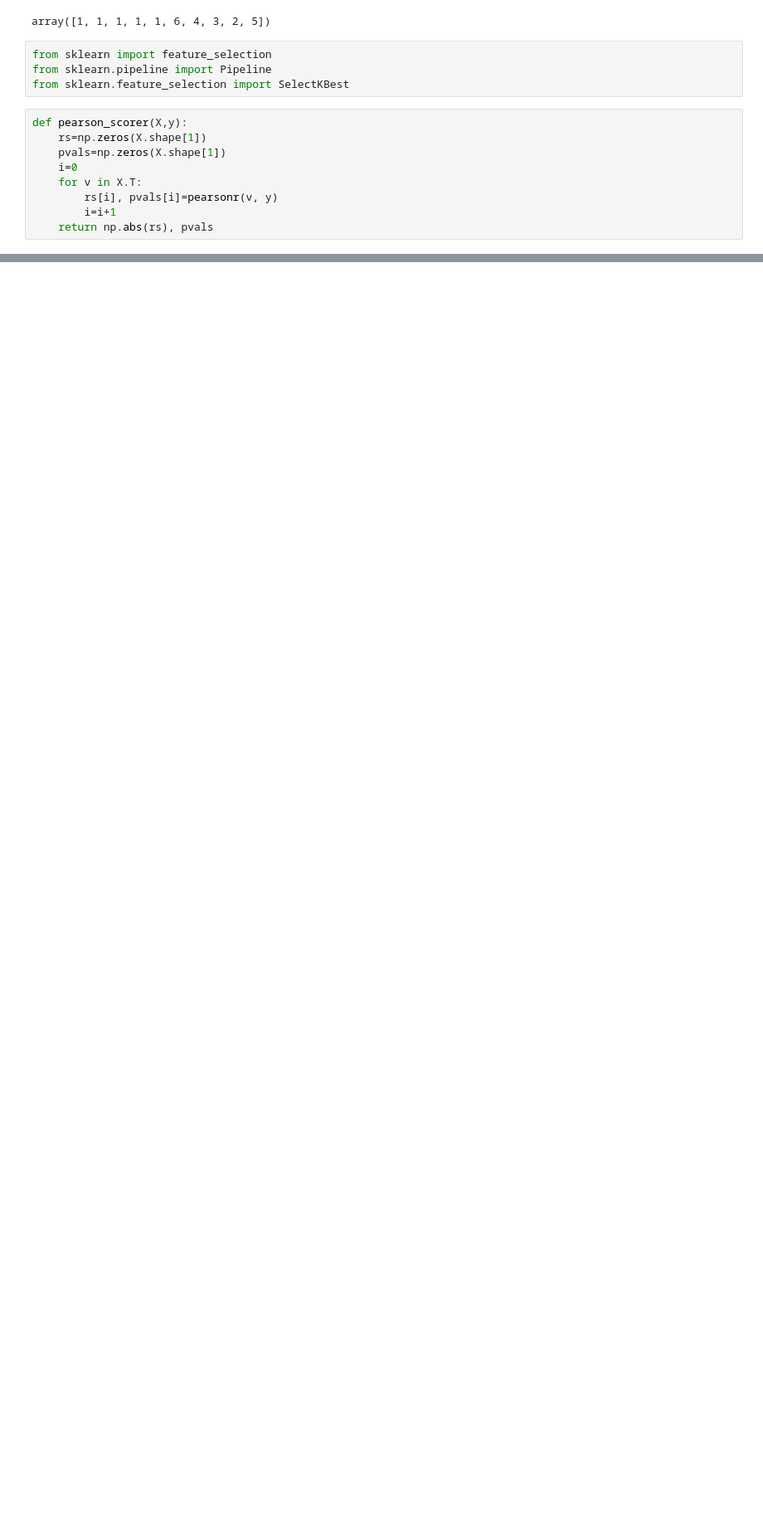
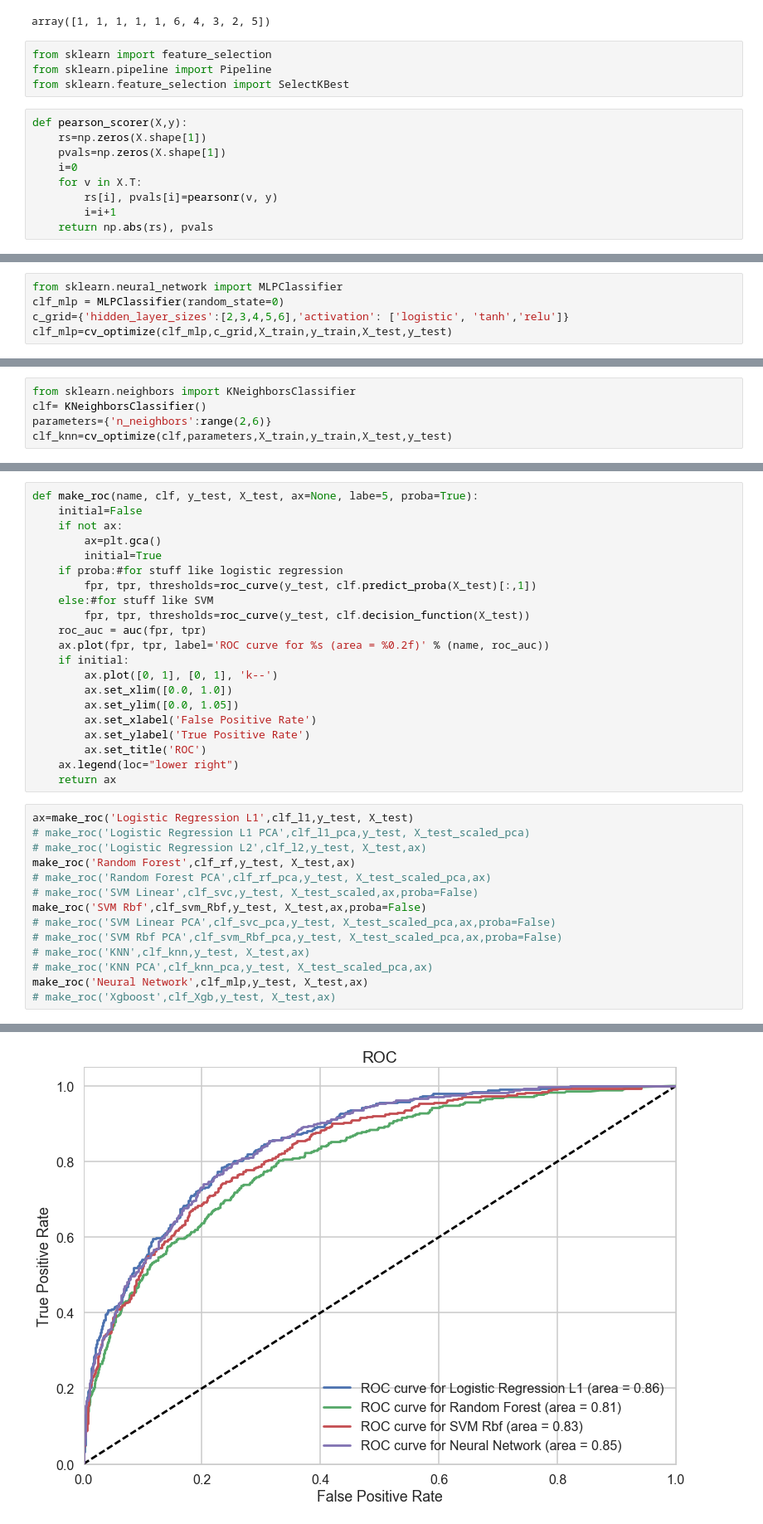
Before and after one commit to DataScienceMp109/Knowledge_Apply, a Jupyter notebook: Direct_Marketing_v3.ipynb, the cells around one changed output, grey strips where cells are left out. Shown at 83% size. Drawn from its saved outputs; the diff is of its cells as text; blank space fills up the shorter version.

```diff
--- a/Direct_Marketing_v3.ipynb
+++ b/Direct_Marketing_v3.ipynb
@@ -262,0 +367,5 @@ def pearson_scorer(X,y):
+# %%
+from sklearn.neural_network import MLPClassifier
+clf_mlp = MLPClassifier(random_state=0)
+c_grid={'hidden_layer_sizes':[2,3,4,5,6],'activation': ['logistic', 'tanh','relu']}
+clf_mlp=cv_optimize(clf_mlp,c_grid,X_train,y_train,X_test,y_test)
@@ -262,0 +380,5 @@ def pearson_scorer(X,y):
+# %%
+from sklearn.neighbors import KNeighborsClassifier
+clf= KNeighborsClassifier()
+parameters={'n_neighbors':range(2,6)}
+clf_knn=cv_optimize(clf,parameters,X_train,y_train,X_test,y_test)
@@ -262,0 +393,36 @@ def pearson_scorer(X,y):
+# %%
+def make_roc(name, clf, y_test, X_test, ax=None, labe=5, proba=True):
+    initial=False
+    if not ax:
+        ax=plt.gca()
+        initial=True
+    if proba:#for stuff like logistic regression
+        fpr, tpr, thresholds=roc_curve(y_test, clf.predict_proba(X_test)[:,1])
+    else:#for stuff like SVM
+        fpr, tpr, thresholds=roc_curve(y_test, clf.decision_function(X_test))
+    roc_auc = auc(fpr, tpr)
+    ax.plot(fpr, tpr, label='ROC curve for %s (area = %0.2f)' % (name, roc_auc))
+    if initial:
+        ax.plot([0, 1], [0, 1], 'k--')
+        ax.set_xlim([0.0, 1.0])
+        ax.set_ylim([0.0, 1.05])
+        ax.set_xlabel('False Positive Rate')
+        ax.set_ylabel('True Positive Rate')
+        ax.set_title('ROC')
+    ax.legend(loc="lower right")
+    return ax
+# %%
+ax=make_roc('Logistic Regression L1',clf_l1,y_test, X_test)
+# make_roc('Logistic Regression L1 PCA',clf_l1_pca,y_test, X_test_scaled_pca)
+# make_roc('Logistic Regression L2',clf_l2,y_test, X_test,ax)
+make_roc('Random Forest',clf_rf,y_test, X_test,ax)
+# make_roc('Random Forest PCA',clf_rf_pca,y_test, X_test_scaled_pca,ax)
+# make_roc('SVM Linear',clf_svc,y_test, X_test_scaled,ax,proba=False)
+make_roc('SVM Rbf',clf_svm_Rbf,y_test, X_test,ax,proba=False)
+# make_roc('SVM Linear PCA',clf_svc_pca,y_test, X_test_scaled_pca,ax,proba=False)
+# make_roc('SVM Rbf PCA',clf_svm_Rbf_pca,y_test, X_test_scaled_pca,ax,proba=False)
+# make_roc('KNN',clf_knn,y_test, X_test,ax)
+# make_roc('KNN PCA',clf_knn_pca,y_test, X_test_scaled_pca,ax)
+make_roc('Neural Network',clf_mlp,y_test, X_test,ax)
+# make_roc('Xgboost',clf_Xgb,y_test, X_test,ax)
+# %% [output]
@@ -262,0 +430 @@ def pearson_scorer(X,y):
+[figure, added]
```
Also changed, not shown: parts of 81 cells of this notebook.
